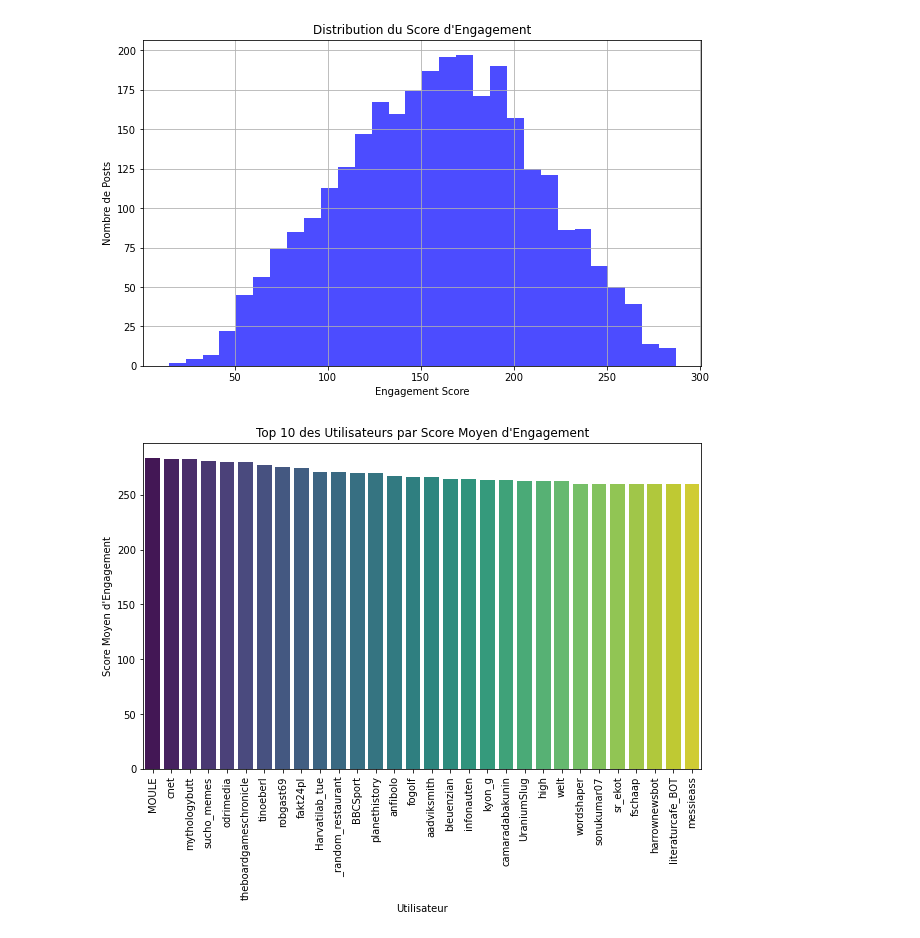
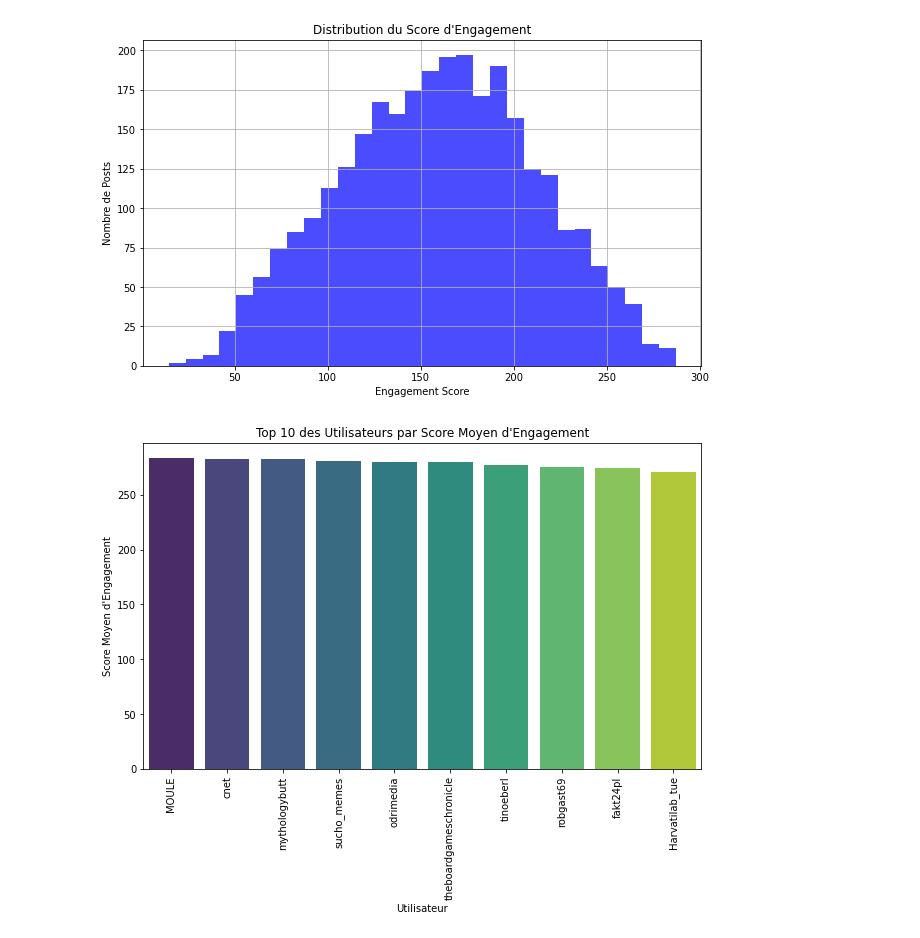
Before and after one commit to modeste15/stream-mastodon, a Jupyter notebook: notebooks/VISUALISATION.ipynb, the cells around one changed output. Saved outputs shown, nothing was run; the diff lists cells and outputs as text; code cells hidden in the pictures.

```diff
--- a/notebooks/VISUALISATION.ipynb
+++ b/notebooks/VISUALISATION.ipynb
@@ -3,6 +3,7 @@ import pandas as pd
 import matplotlib.pyplot as plt
 import seaborn as sns
 from pyspark.sql import SparkSession
+from collections import Counter
 
 # 1. Créer une session Spark
 spark = SparkSession.builder \
@@ -22,7 +23,7 @@ properties = {
 df_gold = spark.read.jdbc(url=jdbc_url, table="Mostodon_GOLD_bis", properties=properties)
 df_gold = df_gold.toPandas()  # Convertir le dataframe Spark en pandas
 
-# Visualisation 1: Distribution du score d'engagement
+# 4. Visualisation 1: Distribution du score d'engagement
 plt.figure(figsize=(10, 6))
 plt.hist(df_gold['engagement_score'], bins=30, color='blue', alpha=0.7)
 plt.title('Distribution du Score d\'Engagement')
@@ -31,76 +32,71 @@ plt.ylabel('Nombre de Posts')
 plt.grid(True)
 plt.show()
 
-# Visualisation 2: Engagement moyen par utilisateur
-# Calculer la moyenne de l'engagement par utilisateur
+# 5. Visualisation 2: Engagement moyen par utilisateur
 df_grouped = df_gold.groupby('username')['avg_engagement_score'].mean().reset_index()
+df_grouped_top10 = df_grouped.sort_values(by='avg_engagement_score', ascending=False).head(10)
 
-# Trier par ordre décroissant pour obtenir les utilisateurs avec le score moyen le plus élevé
-df_grouped_top10 = df_grouped.sort_values(by='avg_engagement_score', ascending=False).head(30)
-
-# Visualiser le top 10 des utilisateurs par score moyen d'engagement
 plt.figure(figsize=(10, 6))
 sns.barplot(x='username', y='avg_engagement_score', data=df_grouped_top10, palette="viridis")
-
-# Ajouter les titres et les labels
 plt.title('Top 10 des Utilisateurs par Score Moyen d\'Engagement')
 plt.xlabel('Utilisateur')
 plt.ylabel('Score Moyen d\'Engagement')
 plt.xticks(rotation=90)
 plt.show()
 
-
-# Calculer le nombre total de posts par utilisateur
+# 6. Visualisation 3: Top 20 des utilisateurs par nombre total de posts
 df_posts = df_gold.groupby('username')['total_posts'].sum().reset_index()
-
-# Trier par ordre décroissant pour obtenir les utilisateurs avec le plus grand nombre de posts
 df_posts_top20 = df_posts.sort_values(by='total_posts', ascending=False).head(20)
 
-# Visualiser le top 20 des utilisateurs par nombre total de posts
 plt.figure(figsize=(12, 8))
 sns.barplot(x='username', y='total_posts', data=df_posts_top20, palette="rocket")
-
-# Ajouter les titres et les labels
 plt.title('Top 20 des Utilisateurs par Nombre Total de Posts')
 plt.xlabel('Utilisateur')
 plt.ylabel('Total de Posts')
 plt.xticks(rotation=90)
 plt.show()
 
-
-# Visualisation 4: Présence de liens dans les posts
+# 7. Visualisation 4: Présence de liens dans les posts
 contains_link_counts = df_gold['contains_link'].value_counts()
 
 plt.figure(figsize=(6, 6))
 plt.pie(contains_link_counts, labels=['Pas de lien', 'Contient un lien'], autopct='%1.1f%%', colors=['skyblue', 'lightgreen'])
 plt.title('Présence de Liens dans les Posts')
 plt.show()
 
-# Visualisation 5: Engagement en fonction de la longueur du contenu
+# 8. Visualisation 5: Engagement en fonction de la longueur du contenu (avec quartiles)
+Q1 = df_gold['content_length'].quantile(0.25)
+Q2 = df_gold['content_length'].quantile(0.50)  # Médiane
+Q3 = df_gold['content_length'].quantile(0.75)
+
 plt.figure(figsize=(10, 6))
 sns.scatterplot(x='content_length', y='engagement_score', data=df_gold, hue='contains_link', palette="deep", alpha=0.7)
-plt.title('Engagement en fonction de la Longueur du Contenu')
+
+# Ajout des lignes des quartiles
+plt.axvline(Q1, color='red', linestyle='--', label=f'Q1 (25%) = {Q1}')
+plt.axvline(Q2, color='green', linestyle='--', label=f'Médiane (50%) = {Q2}')
+plt.axvline(Q3, color='blue', linestyle='--', label=f'Q3 (75%) = {Q3}')
+
+plt.title('Engagement en fonction de la Longueur du Contenu (avec Quartiles)')
 plt.xlabel('Longueur du Contenu')
 plt.ylabel('Engagement Score')
+plt.legend()
 plt.show()
 
-# Visualisation 6: Popularité des hashtags
-from collections import Counter
-
-# Compter la fréquence des hashtags
-tags_flat = [tag for sublist in df_gold['tags'].dropna() for tag in sublist.split(',')]
+# 9. Visualisation 6: Popularité des hashtags
+tags_flat = [tag for sublist in df_gold['tags'].dropna() if sublist != '[]' for tag in sublist.split(',')]
 tags_count = pd.DataFrame(Counter(tags_flat).most_common(), columns=['Hashtag', 'Count'])
 
 plt.figure(figsize=(10, 6))
 sns.barplot(x='Hashtag', y='Count', data=tags_count.head(10), palette="coolwarm")
 plt.title('Top 10 Hashtags les plus Utilisés')
 plt.xticks(rotation=90)
 plt.show()
 
 # Fermer la session Spark
 spark.stop()
 # %% [output]
 [figure]
-[figure, old version]
+[figure, new version]
 [figure]
 [figure]
```
Also changed, not shown: parts of 1 cell of this notebook, 1 other file.
